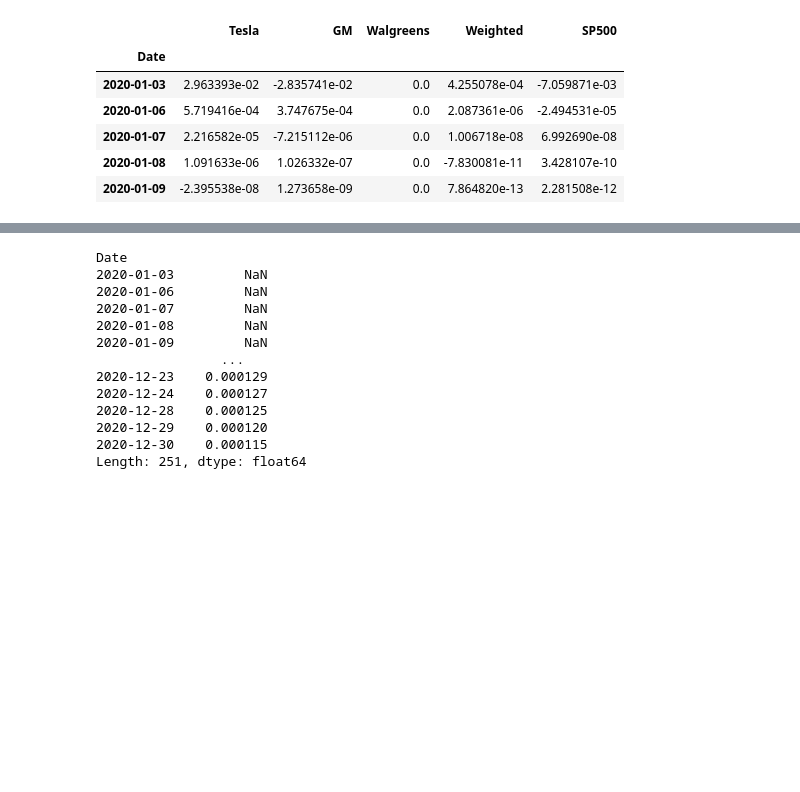
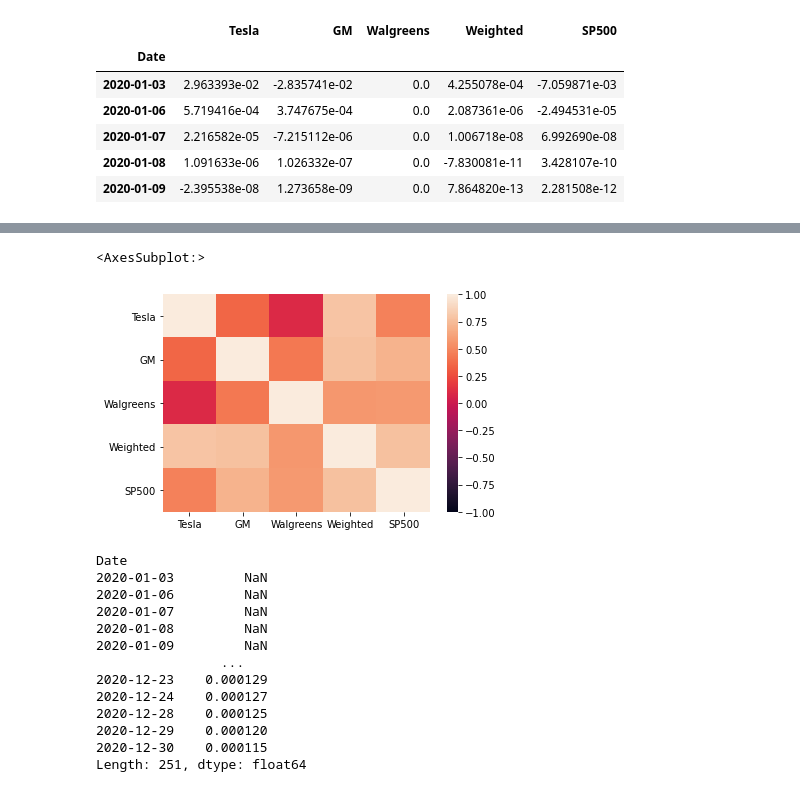
Before and after one commit to yyamamo/HW-04-Pandas, a Jupyter notebook: whale_analysis.ipynb, the cells around one changed output, grey strips where cells are left out. Cells and saved outputs as stored; diff of their text form; code cells hidden in the pictures; blank space fills up the shorter version.

```diff
--- a/whale_analysis.ipynb
+++ b/whale_analysis.ipynb
@@ -1183,3 +1183,7 @@ cumulative_returns.head()
 | 2020-01-07 | 2.216582e-05 | -7.215112e-06 | 0.0 | 1.006718e-08 | 6.992690e-08 |
 | 2020-01-08 | 1.091633e-06 | 1.026332e-07 | 0.0 | -7.830081e-11 | 3.428107e-10 |
 | 2020-01-09 | -2.395538e-08 | 1.273658e-09 | 0.0 | 7.864820e-13 | 2.281508e-12 |
+# %%
+# calculate the correlation and plot
+combined_correlation = mine_sp500.corr()
+combined_correlation
@@ -1186,3 +1197,9 @@ cumulative_returns.head()
+# %%
+# Plot the correlation
+sns.heatmap(combined_correlation, vmin=-1, vmax=1)
+# %% [output]
+<AxesSubplot:>
+[figure, added]
 # %%
 # Calculate and plot Beta
 # Calculate 60-day rolling covariance of my portfolio to SP500
```
Also changed, not shown: parts of 4 cells of this notebook.
